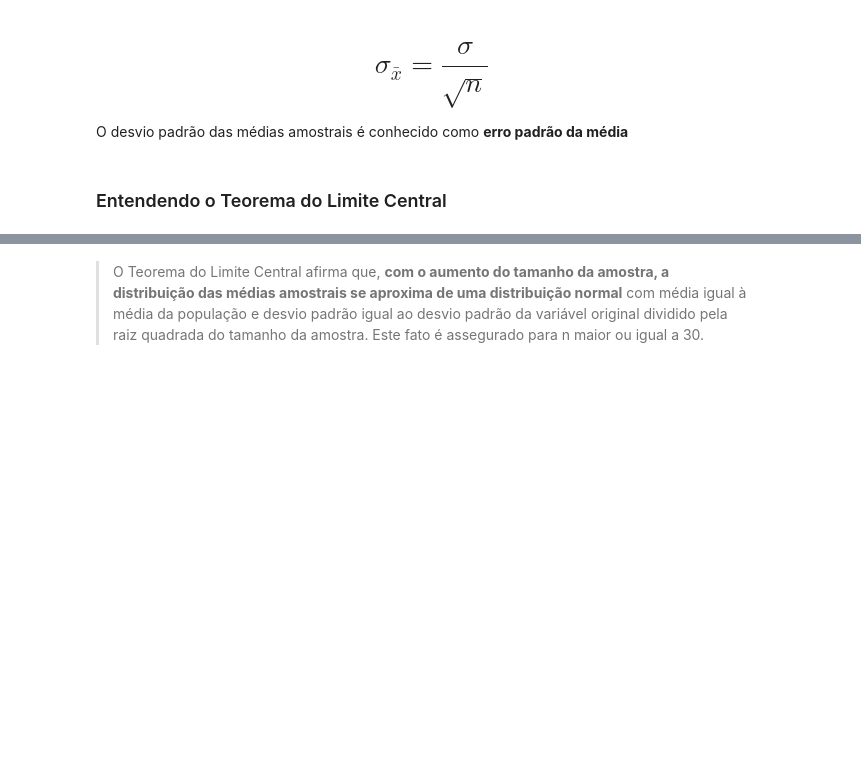
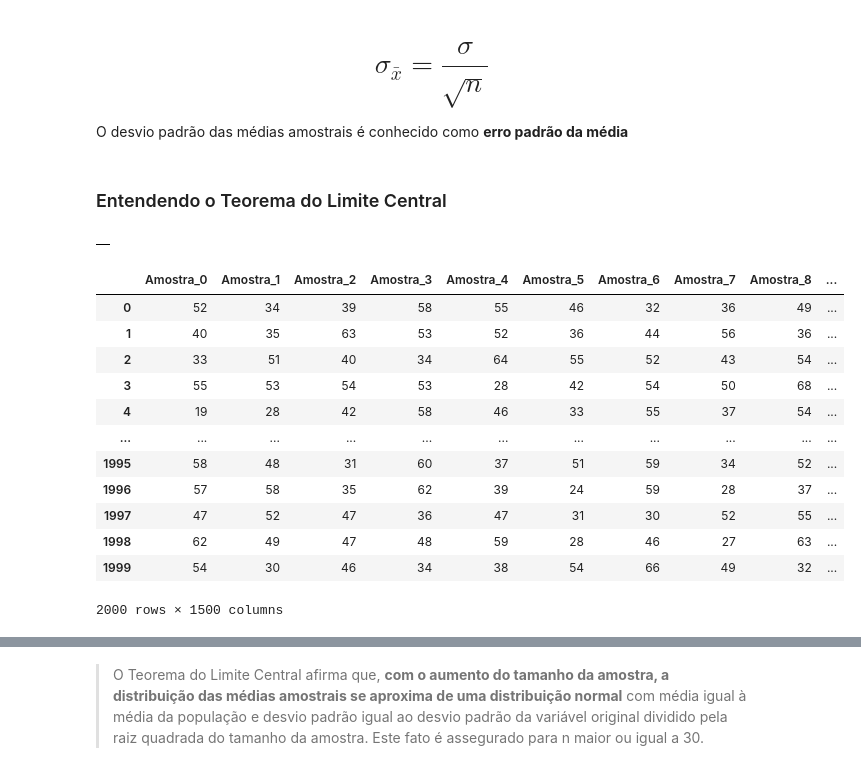
Before and after one commit to Miller202/Data-Science-Alura, a Jupyter notebook: 4 - Estatística com Python 2/Curso_de_Estatística_Parte_2.ipynb, the cells around one changed output, grey strips where cells are left out. Drawn from its saved outputs; the diff is of its cells as text; code cells hidden in the pictures; blank space fills up the shorter version.

```diff
--- a/4 - Estatística com Python 2/Curso_de_Estatística_Parte_2.ipynb
+++ b/4 - Estatística com Python 2/Curso_de_Estatística_Parte_2.ipynb
@@ -943,0 +947,26 @@ O desvio padrão das médias amostrais é conhecido como **erro padrão da médi
+# %%
+amostras = pd.DataFrame()
+amostras
+# %% [output]
+|  |
+# %%
+for i in range(total_de_amostras):
+  _ = dados.Idade.sample(n)
+  _.index = range(0, len(_))
+  amostras['Amostra_' + str(i)] = _
+
+amostras
+# %% [output]
+|  | Amostra_0 | Amostra_1 | Amostra_2 | Amostra_3 | Amostra_4 | Amostra_5 | Amostra_6 | Amostra_7 | Amostra_8 | ... |
+| 0 | 52 | 34 | 39 | 58 | 55 | 46 | 32 | 36 | 49 | ... |
+| 1 | 40 | 35 | 63 | 53 | 52 | 36 | 44 | 56 | 36 | ... |
+| 2 | 33 | 51 | 40 | 34 | 64 | 55 | 52 | 43 | 54 | ... |
+| 3 | 55 | 53 | 54 | 53 | 28 | 42 | 54 | 50 | 68 | ... |
+| 4 | 19 | 28 | 42 | 58 | 46 | 33 | 55 | 37 | 54 | ... |
+| ... | ... | ... | ... | ... | ... | ... | ... | ... | ... | ... |
+| 1995 | 58 | 48 | 31 | 60 | 37 | 51 | 59 | 34 | 52 | ... |
+| 1996 | 57 | 58 | 35 | 62 | 39 | 24 | 59 | 28 | 37 | ... |
+| 1997 | 47 | 52 | 47 | 36 | 47 | 31 | 30 | 52 | 55 | ... |
+| 1998 | 62 | 49 | 47 | 48 | 59 | 28 | 46 | 27 | 63 | ... |
+| 1999 | 54 | 30 | 46 | 34 | 38 | 54 | 66 | 49 | 32 | ... |
+2000 rows × 1500 columns
```
Also changed, not shown: parts of 46 cells of this notebook, 1 other file.
